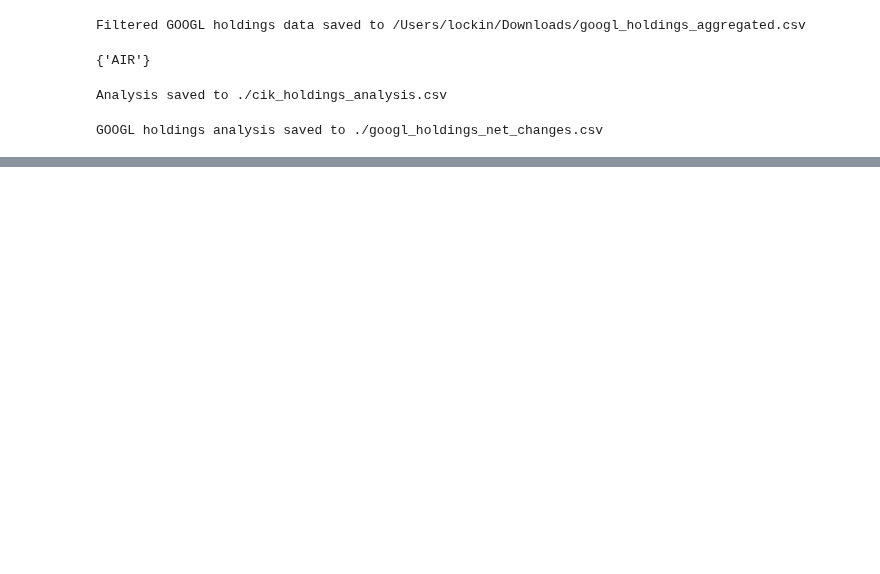
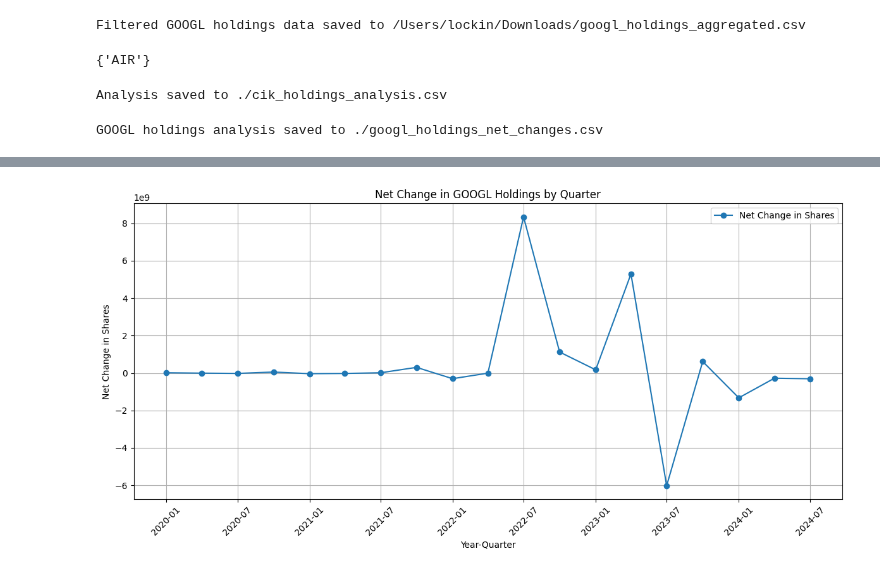
Before and after one commit to themoonwalker1/quantcap-options, a Jupyter notebook: 13F_parser.ipynb, the cells around one changed output, grey strips where cells are left out. Cells and saved outputs as stored; diff of their text form; code cells hidden in the pictures; blank space fills up the shorter version.

Commit message:
added graphs

```diff
--- a/13F_parser.ipynb
+++ b/13F_parser.ipynb
@@ -404,3 +404,94 @@ output_file_path = "./googl_holdings_net_changes.csv"
 analyze_googl_holdings(input_file_path, output_file_path)
 # %% [output]
 GOOGL holdings analysis saved to ./googl_holdings_net_changes.csv
+# %%
+import pandas as pd
+import matplotlib.pyplot as plt
+
+# Load the dataset and analyze holdings
+def analyze_googl_holdings(file_path, output_path):
+    # Load the data
+    df = pd.read_csv(file_path)
+
+    # Convert submission_period to datetime for quarter-based grouping
+    df['submission_period'] = pd.to_datetime(df['submission_period'], format="%d-%b-%Y")
+
+    # Extract year-quarter for grouping
+    df['year_quarter'] = df['submission_period'].dt.to_period('Q')
+
+    # Aggregate total shares for all institutions by year-quarter
+    aggregated = df.groupby('year_quarter')['shares'].sum()
+
+    # Calculate quarter-over-quarter net change
+    aggregated_changes = aggregated.diff().fillna(0)
+
+    # Create a new DataFrame to store results
+    results = pd.DataFrame({
+        'year_quarter': aggregated.index,
+        'total_shares': aggregated.values,
+        'net_change': aggregated_changes.values,
+        'percent_change': aggregated_changes / aggregated.shift(1).fillna(1) * 100
+    })
+
+    # Save the results to a new CSV
+    results.to_csv(output_path, index=False)
+    print(f"GOOGL holdings analysis saved to {output_path}")
+
+    # Return the results DataFrame for plotting
+    return results
+# Plot the net change results
+def plot_net_change(results, start_year=2020):
+    # Filter the data for the specified start year and onwards
+    results['year_quarter'] = pd.PeriodIndex(results['year_quarter'], freq='Q').to_timestamp()
+    filtered_results = results[results['year_quarter'] >= f'{start_year}-01-01']
+
+    # Plot the net change data
+    plt.figure(figsize=(12, 6))
+    plt.plot(filtered_results['year_quarter'], filtered_results['net_change'], label='Net Change in Shares', marker='o')
+
+    # Add labels, legend, and title
+    plt.xlabel('Year-Quarter')
+    plt.ylabel('Net Change in Shares')
+    plt.title('Net Change in GOOGL Holdings by Quarter')
+    plt.legend()
+    plt.grid(True)
+
+    # Display the graph
+    plt.xticks(rotation=45)
+    plt.tight_layout()
+    plt.show()
+
+# Plot the percent change results
+def plot_percent_change(results, start_year=2020):
+    # Filter the data for the specified start year and onwards
+    results['year_quarter'] = pd.PeriodIndex(results['year_quarter'], freq='Q').to_timestamp()
+    filtered_results = results[results['year_quarter'] >= f'{start_year}-01-01']
+
+    # Plot the percent change data
+    plt.figure(figsize=(12, 6))
+    plt.plot(filtered_results['year_quarter'], filtered_results['percent_change'], label='Net Percent Change (%)', marker='s', linestyle='--')
+
+    # Add labels, legend, and title
+    plt.xlabel('Year-Quarter')
+    plt.ylabel('Percent Change (%)')
+    plt.title('Percent Change in GOOGL Holdings by Quarter')
+    plt.legend()
+    plt.grid(True)
+
+    # Display the graph
+    plt.xticks(rotation=45)
+    plt.tight_layout()
+    plt.show()
+
+# File paths
+input_file_path = "./googl_holdings_aggregated1.csv"
+output_file_path = "./googl_holdings_net_changes.csv"
+
+# Run the analysis
+results = analyze_googl_holdings(input_file_path, output_file_path)
+
+# Plot the results
+# Plot the results
+plot_net_change(results, start_year=2020)
+plot_percent_change(results, start_year=2020)
+# %% [output]
@@ -406,0 +499 @@ GOOGL holdings analysis saved to ./googl_holdings_net_changes.csv
+[figure, added]
```
Also changed, not shown: parts of 1 cell of this notebook.
